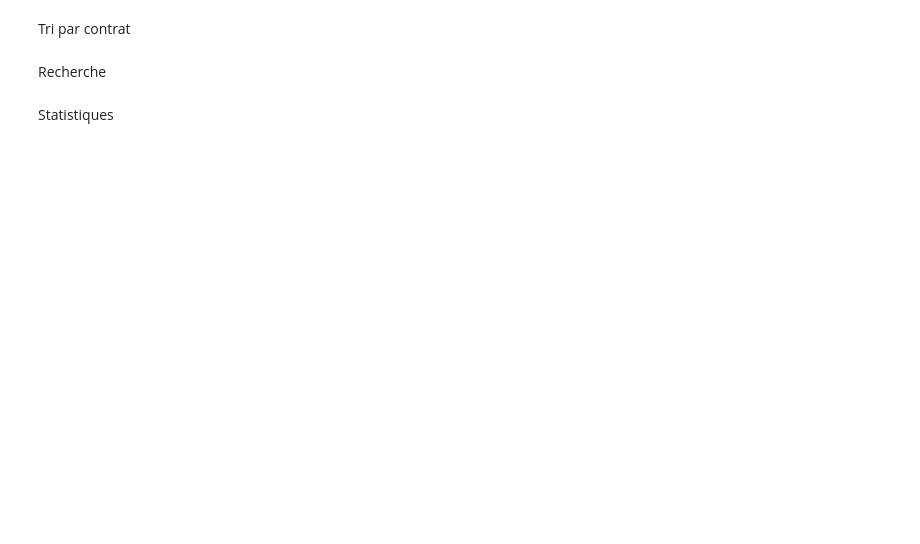
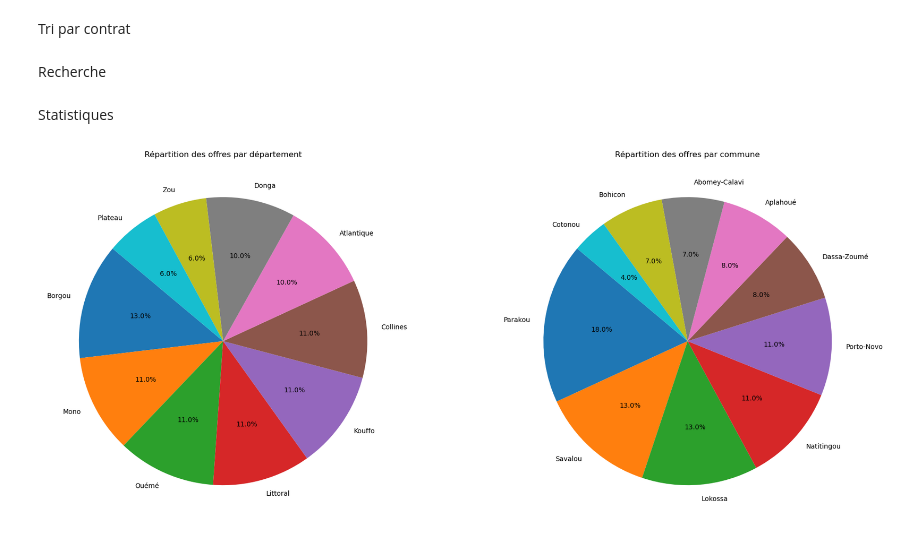
Before and after one commit to Zchristian955/Dashbord_suivi_contrat, a Jupyter notebook: backend.ipynb, the cells around one changed output. Saved outputs shown, nothing was run; the diff lists cells and outputs as text; code cells hidden in the pictures; blank space fills up the shorter version.

```diff
--- a/backend.ipynb
+++ b/backend.ipynb
@@ -74,3 +91,19 @@ def recherhce_par_num(num):
     return df[df['Numéro Contrat'] == num]
 # %% [markdown]
 Statistiques
+# %%
+#zones géographiques bénéficiant de la meilleure couverture pour les offres proposées
+frequence_departement = df['Departement'].value_counts()
+frequence_commune = df['Commune'].value_counts()
+
+#diagramme circulaire pour observer la couvertures des offres
+fig, axes = plt.subplots(1,2, figsize=(20,8))
+axes[0].pie(frequence_departement, labels=frequence_departement.index, autopct='%1.1f%%', startangle=140)
+axes[0].set_title('Répartition des offres par département')
+axes[1].pie(frequence_commune, labels=frequence_commune.index, autopct='%1.1f%%', startangle=140)
+axes[1].set_title('Répartition des offres par commune')
+
+plt.tight_layout()
+plt.show()
+# %% [output]
+[figure, added]
```
Also changed, not shown: parts of 9 cells of this notebook, 9 other files.
